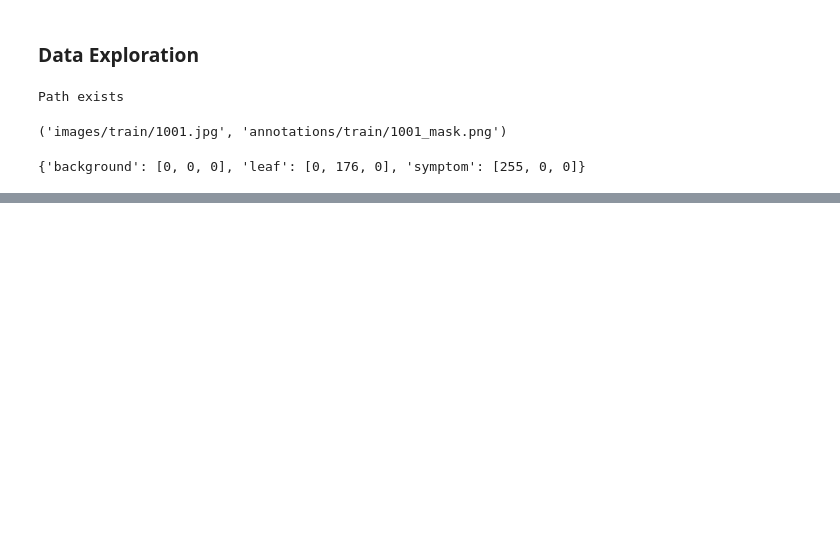
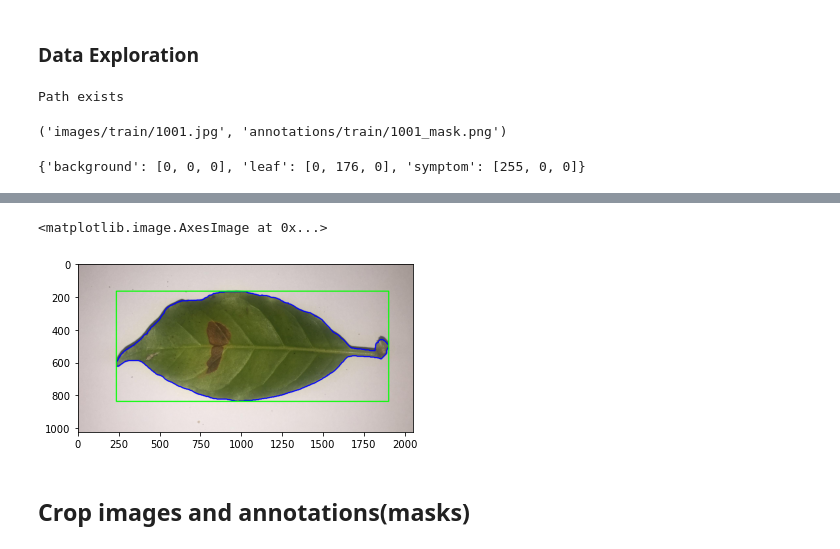
Before and after one commit to FrexG/Coffee-Semantic-Segmentation, a Jupyter notebook: notebooks/1.0-explore-data.ipynb, the cells around one changed output, grey strips where cells are left out. Saved outputs shown, nothing was run; the diff lists cells and outputs as text; code cells hidden in the pictures; blank space fills up the shorter version.

Commit message:
crop and save annotations

```diff
--- a/notebooks/1.0-explore-data.ipynb
+++ b/notebooks/1.0-explore-data.ipynb
@@ -79,0 +80,15 @@ plt.imshow(symptom,"gray")
+# %%
+contours,heirarchy = cv.findContours(leaf,cv.RETR_EXTERNAL,cv.CHAIN_APPROX_NONE)
+# find largest contour
+largest_contour = max(contours,key=cv.contourArea)
+# get bounding box of the larges controur
+x,y,w,h = cv.boundingRect(largest_contour)
+# draw the bounding rectangle
+leaf_br = cv.drawContours(sample_image,contours,-1,(0,0,255),5)
+leaf_br = cv.rectangle(sample_image,(x,y),(x+w,y+h),(0,255,0),5)
+plt.imshow(leaf_br)
+# %% [output]
+<matplotlib.image.AxesImage at 0x...>
+[figure, added]
+# %% [markdown]
+## Crop images and annotations(masks)
```
Also changed, not shown: parts of 5 cells of this notebook, 1 other file.
